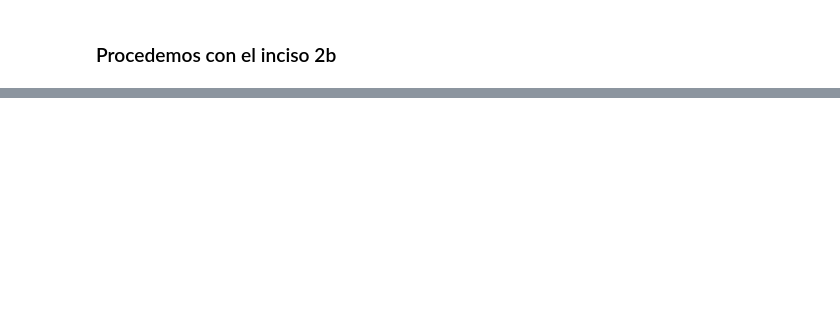
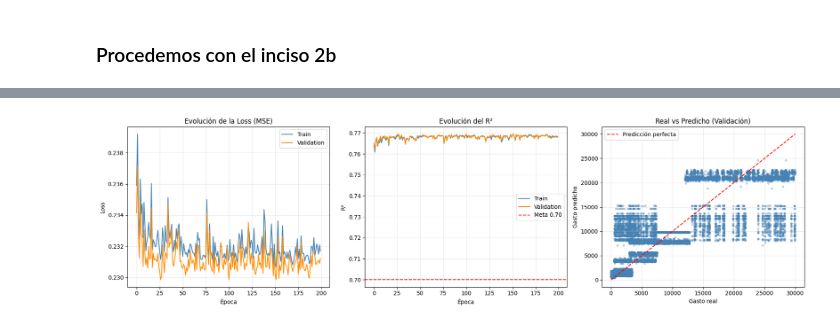
Before and after one commit to bamazonai/aprendizaje_profundo-TPs, a Jupyter notebook: tp1-aprend_prof.ipynb, the cells around one changed output, grey strips where cells are left out. Saved outputs shown, nothing was run; the diff lists cells and outputs as text; code cells hidden in the pictures; blank space fills up the shorter version.

```diff
--- a/tp1-aprend_prof.ipynb
+++ b/tp1-aprend_prof.ipynb
@@ -707,0 +750,20 @@ MLP(
+# %%
+
+#Esto fue lo que se utilizo como medida para saber el tiempo que se tomaria por epoca para ver si era factible usarlo.
+import torch
+import time
+print("CUDA disponible:", torch.cuda.is_available())
+
+modelo = MLP()
+loss_fn = nn.MSELoss()
+optimizador = torch.optim.Adam(modelo.parameters(), lr=0.01)
+
+t0 = time.time()
+modelo.train()
+for xb, yb in train_loader:
+    y_pred = modelo(xb)
+    loss = loss_fn(y_pred, yb)
+    optimizador.zero_grad()
+    loss.backward()
+    optimizador.step()
+print(f"1 epoca tardó: {time.time()-t0:.1f} segundos")
@@ -707,0 +785,43 @@ MLP(
+# %%
+import matplotlib.pyplot as plt
+import numpy as np
+
+#Bloque 1: Predicciones finales en validación (desescaladas)
+modelo.eval()
+with torch.no_grad():
+    y_pred_val = modelo(X_test_t).numpy()
+
+# Volvemos a la escala real
+y_real  = scaler_y.inverse_transform(y_test_t.numpy())
+y_pred  = scaler_y.inverse_transform(y_pred_val)
+
+#Miremos los graficos
+fig, axes = plt.subplots(1, 3, figsize=(18, 5))
+
+#Loss por época: train vs val
+axes[0].plot(hist_loss_train, label='Train', color='steelblue')
+axes[0].plot(hist_loss_val,   label='Validation', color='darkorange')
+axes[0].set_title('Evolución de la Loss (MSE)')
+axes[0].set_xlabel('Época'); axes[0].set_ylabel('Loss')
+axes[0].legend(); axes[0].grid(alpha=0.3)
+
+#R² por época, train vs val
+axes[1].plot(hist_r2_train, label='Train', color='steelblue')
+axes[1].plot(hist_r2_val,   label='Validation', color='darkorange')
+axes[1].axhline(0.70, color='red', linestyle='--', label='Meta 0.70')
+axes[1].set_title('Evolución del R²')
+axes[1].set_xlabel('Época'); axes[1].set_ylabel('R²')
+axes[1].legend(); axes[1].grid(alpha=0.3)
+
+#Scatter Real vs Predicho
+axes[2].scatter(y_real, y_pred, alpha=0.3, s=10, color='steelblue')
+lims = [y_real.min(), y_real.max()]
+axes[2].plot(lims, lims, 'r--', label='Predicción perfecta')
+axes[2].set_title('Real vs Predicho (Validación)')
+axes[2].set_xlabel('Gasto real'); axes[2].set_ylabel('Gasto predicho')
+axes[2].legend(); axes[2].grid(alpha=0.3)
+
+plt.tight_layout()
+plt.show()
+# %% [output]
+[figure, added]
```
Also changed, not shown: parts of 14 cells of this notebook.
